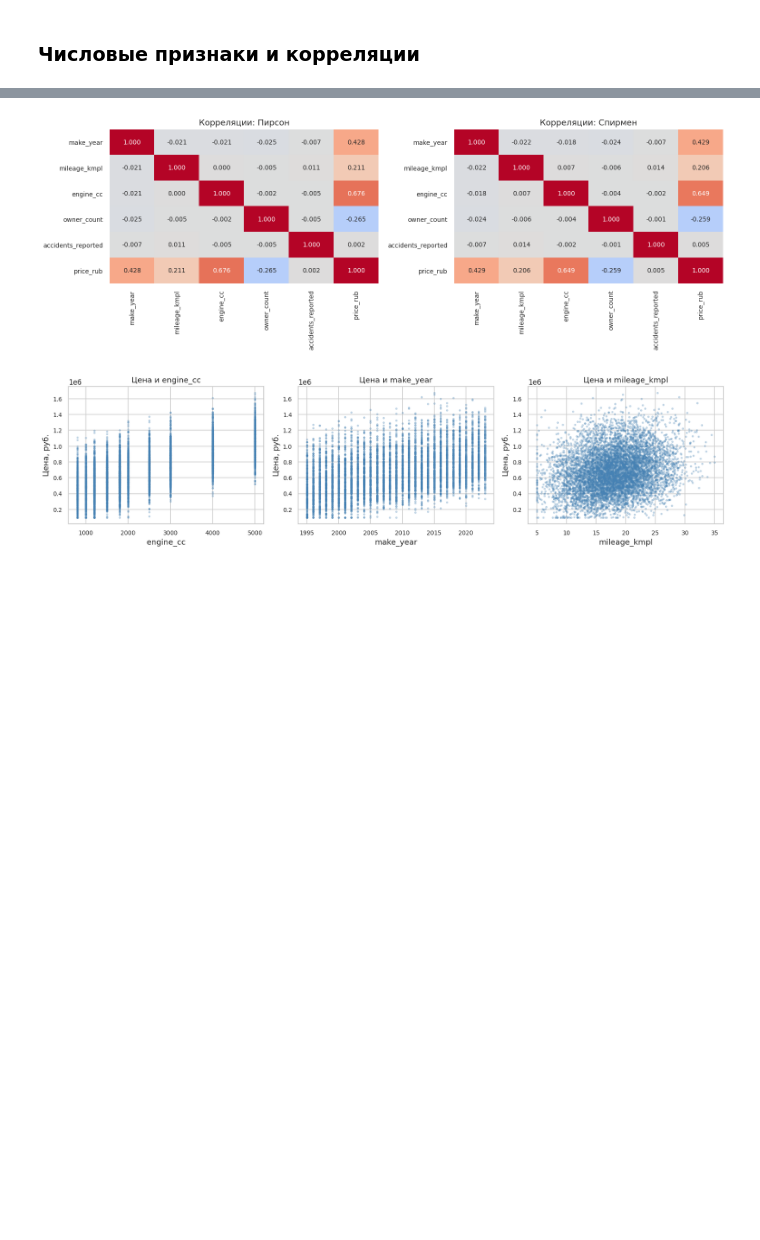
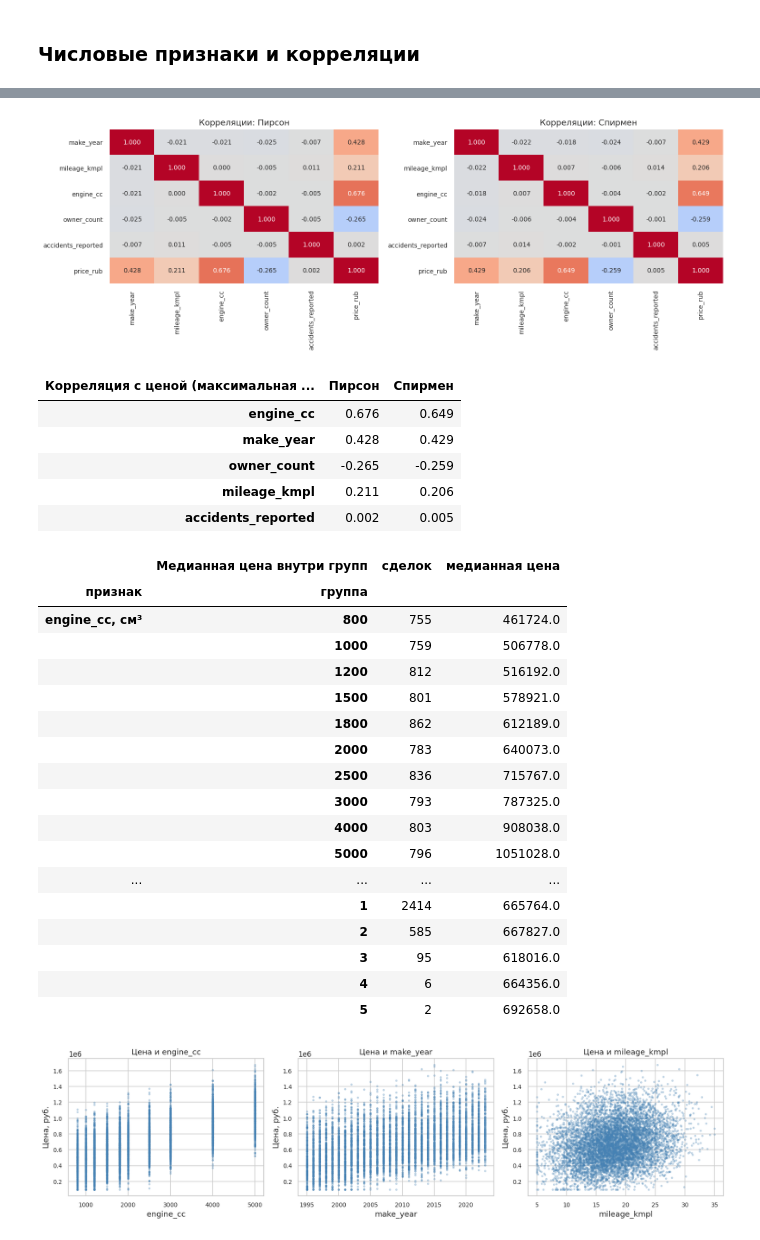
Before and after one commit to sergeyshmagin/MLDS, a Jupyter notebook: 51c3ffbf-518e-4434-b5db-bf800092ea64.ipynb, the cells around one changed output, grey strips where cells are left out. Drawn from its saved outputs; the diff is of its cells as text; code cells hidden in the pictures; blank space fills up the shorter version.

```diff
--- a/51c3ffbf-518e-4434-b5db-bf800092ea64.ipynb
+++ b/51c3ffbf-518e-4434-b5db-bf800092ea64.ipynb
@@ -453,28 +472,83 @@ plt.show()
 # %%
 numeric_stats = train_full[NUM_FEATURES + [TARGET]].describe().T.round(2)
 numeric_stats.columns.name = 'Числовые признаки обучающей выборки'
 display(numeric_stats)
 
 pearson = train_full[NUM_FEATURES + [TARGET]].corr()
 spearman = train_full[NUM_FEATURES + [TARGET]].corr(method='spearman')
 
 fig, axes = plt.subplots(1, 2, figsize=(14, 5))
 for ax, matrix, name in zip(axes, (pearson, spearman), ('Пирсон', 'Спирмен')):
     sns.heatmap(matrix, annot=True, fmt='.3f', cmap='coolwarm', center=0,
                 vmin=-1, vmax=1, ax=ax, cbar=False, annot_kws={'size': 9})
     ax.set_title(f'Корреляции: {name}')
     ax.tick_params(labelsize=9)
 fig.tight_layout()
 plt.show()
+
+# тепловая карта удобна для обзора, но числа из неё нельзя процитировать в выводах,
+# поэтому связь с целевым признаком выводим ещё и таблицей
+correlations = pd.DataFrame({
+    'Пирсон': pearson[TARGET].drop(TARGET),
+    'Спирмен': spearman[TARGET].drop(TARGET),
+}).round(3).sort_values('Пирсон', key=abs, ascending=False)
+inter_feature = pearson.drop(index=TARGET, columns=TARGET).abs()
+np.fill_diagonal(inter_feature.values, 0)
+correlations.columns.name = (
+    f'Корреляция с ценой (максимальная связь между самими признаками: '
+    f'{inter_feature.max().max():.3f})')
+display(correlations)
+
+# медианная цена по группам трёх главных числовых признаков: из scatter такие числа
+# в вывод не перенесёшь
+groupings = {
+    'engine_cc, см³': train_full['engine_cc'],
+    'год выпуска': pd.cut(train_full['make_year'], [1994, 2000, 2005, 2010, 2015, 2023]),
+    'владельцев по ПТС': train_full['owner_count'],
+    'зафиксировано ДТП': train_full['accidents_reported'],
+}
+group_rows = []
+for name, groups in groupings.items():
+    stats = train_full.groupby(groups)[TARGET].agg(['size', 'median'])
+    for value, row in stats.iterrows():
+        group_rows.append({'признак': name, 'группа': str(value),
+                           'сделок': int(row['size']), 'медианная цена': round(row['median'], 0)})
+group_medians = pd.DataFrame(group_rows).set_index(['признак', 'группа'])
+group_medians.columns.name = 'Медианная цена внутри групп'
+display(group_medians)
 # %% [output]
 | Числовые признаки обучающей выборки | count | mean | std | min | 25% | 50% | 75% | max |
 | make_year | 8000.0 | 2009.22 | 8.39 | 1995.0 | 2002.00 | 2009.00 | 2017.00 | 2023.0 |
 | mileage_kmpl | 8000.0 | 17.95 | 5.02 | 5.0 | 14.53 | 17.97 | 21.35 | 35.0 |
 | engine_cc | 8000.0 | 2289.69 | 1289.81 | 800.0 | 1200.00 | 2000.00 | 3000.00 | 5000.0 |
 | owner_count | 8000.0 | 3.00 | 1.42 | 1.0 | 2.00 | 3.00 | 4.00 | 5.0 |
 | accidents_reported | 8000.0 | 0.49 | 0.69 | 0.0 | 0.00 | 0.00 | 1.00 | 5.0 |
 | price_rub | 8000.0 | 683647.87 | 264923.50 | 95000.0 | 493857.00 | 663866.00 | 855056.00 | 1676525.0 |
 [figure]
+| Корреляция с ценой (максимальная ... | Пирсон | Спирмен |
+| engine_cc | 0.676 | 0.649 |
+| make_year | 0.428 | 0.429 |
+| owner_count | -0.265 | -0.259 |
+| mileage_kmpl | 0.211 | 0.206 |
+| accidents_reported | 0.002 | 0.005 |
+|  | Медианная цена внутри групп | сделок | медианная цена |
+| признак | группа |  |  |
+| engine_cc, см³ | 800 | 755 | 461724.0 |
+|  | 1000 | 759 | 506778.0 |
+|  | 1200 | 812 | 516192.0 |
+|  | 1500 | 801 | 578921.0 |
+|  | 1800 | 862 | 612189.0 |
+|  | 2000 | 783 | 640073.0 |
+|  | 2500 | 836 | 715767.0 |
+|  | 3000 | 793 | 787325.0 |
+|  | 4000 | 803 | 908038.0 |
+|  | 5000 | 796 | 1051028.0 |
+| ... | ... | ... | ... |
+|  | 1 | 2414 | 665764.0 |
+|  | 2 | 585 | 667827.0 |
+|  | 3 | 95 | 618016.0 |
+|  | 4 | 6 | 664356.0 |
+|  | 5 | 2 | 692658.0 |
 # %%
 fig, axes = plt.subplots(1, 3, figsize=(15, 4))
 for ax, feature in zip(axes, ['engine_cc', 'make_year', 'mileage_kmpl']):
```
Also changed, not shown: parts of 13 cells of this notebook, 2 other files.
